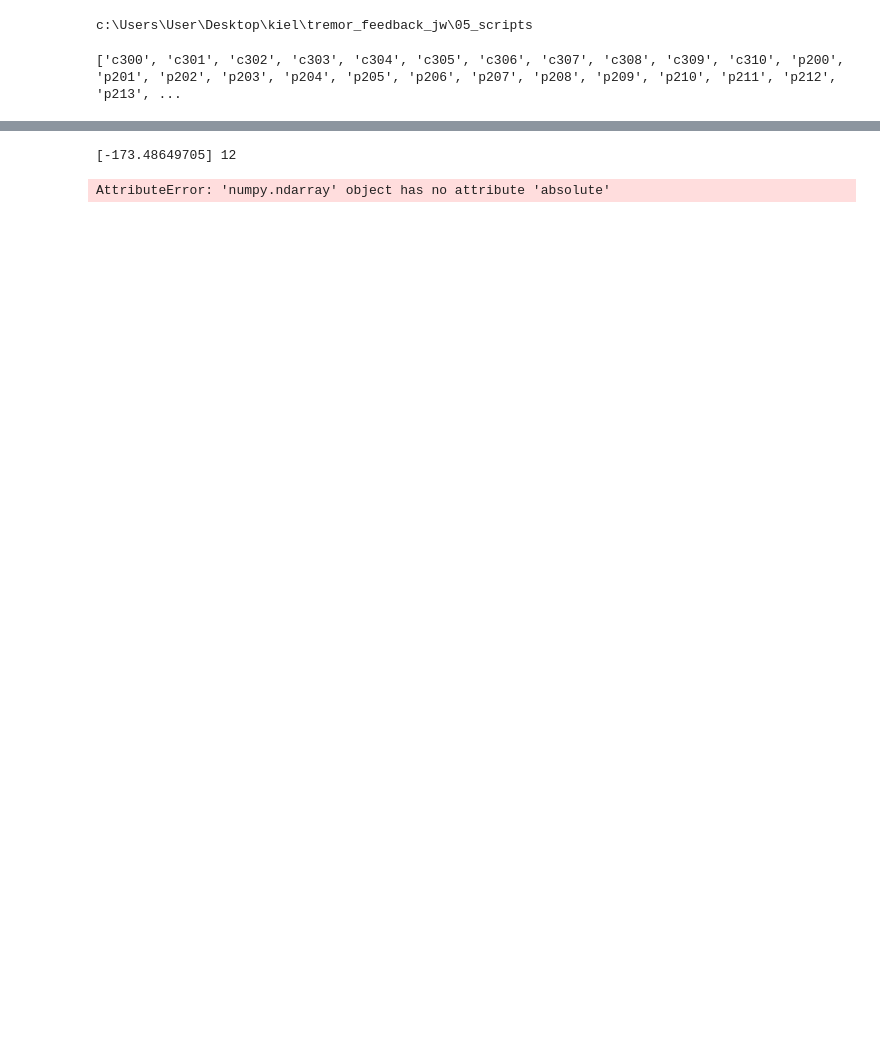
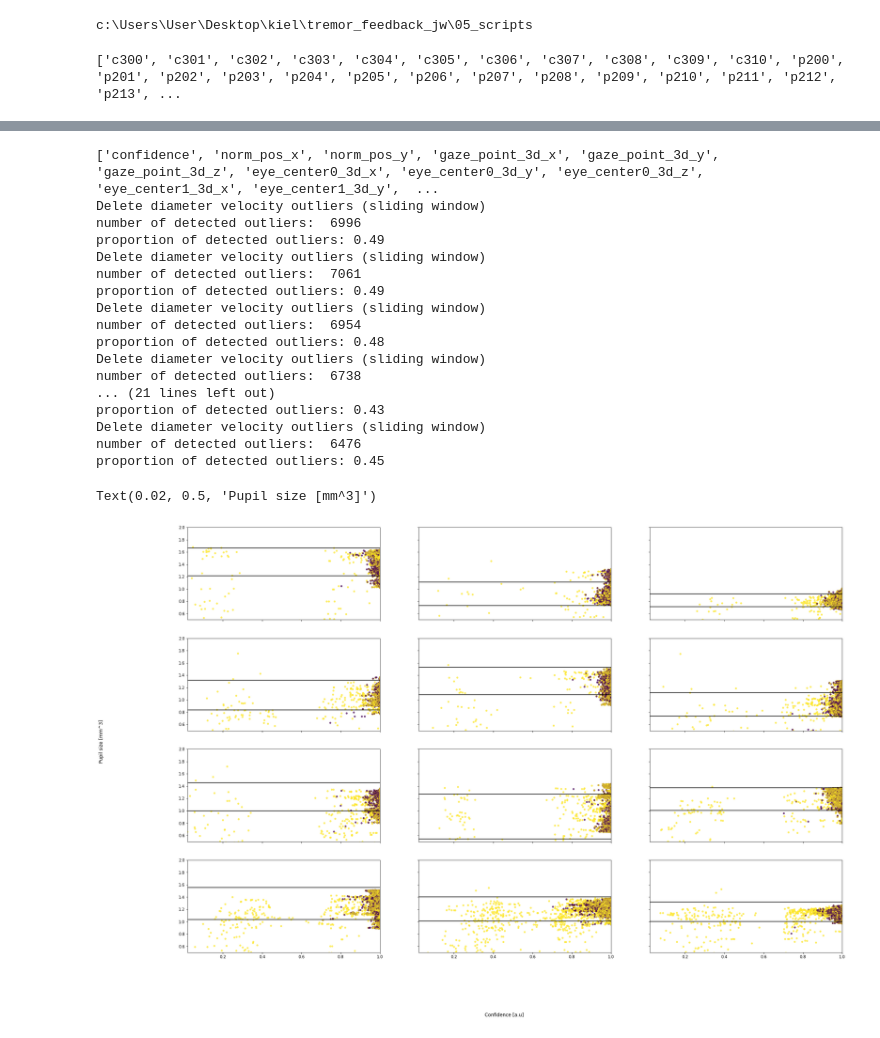
Before and after one commit to JuliusWelzel/tremor_feedback_jw, a Jupyter notebook: 05_scripts/ana01_prep_pupil.ipynb, the cells around one changed output, grey strips where cells are left out. Cells and saved outputs as stored; diff of their text form; code cells hidden in the pictures; blank space fills up the shorter version.

Commit message:
[ENH] pupil interpolation with blinks

```diff
--- a/05_scripts/ana01_prep_pupil.ipynb
+++ b/05_scripts/ana01_prep_pupil.ipynb
@@ -57,15 +38,4 @@ list
 # %%
 eps = Epochs(sub,sub.eye["time_series"],times=sub.eye["time_stamps"], events=sub.mrk, srate = sub.srate_ppl)
 idx_exp_start   = eps.events[eps.events["value"].str.match('block1')].index[0]
-eps.epoch('end_trial', idx_start=idx_exp_start,srate=sub.srate_ppl)
+eps.epoch('end_trial', idx_start=idx_exp_start,tmin=-29,tmax=0)
-# %% [output]
-[-173.48649705] 12
-# %%
-idxs_eps_end    = eps.events[eps.events["value"].str.match('end_trial')].index
-idx_exp_start   = eps.events[eps.events["value"].str.match('block1')].index[0]
-
-n_epochs = len(idx_event_id_match)
-n_samples_epoch = np.absolute(np.diff([t2,t1])) * 500
-data_epoched = np.ones(shape=(eps.data.shape[0],int(n_samples_epoch),n_epochs))
-# %% [output]
-AttributeError: 'numpy.ndarray' object has no attribute 'absolute'
@@ -80,0 +42,59 @@ b = np.ones(shape=(2,int(a)))
+# %%
+
+ch_info = sub.eye["info"]["desc"][0]["channels"][0]
+len(ch_info["channel"])
+
+nms_ppl = []
+for i,ch in enumerate(ch_info["channel"]):
+    nms_ppl.append(ch_info["channel"][i].get('label')[0])
+# %%
+print(nms_ppl)
+
+ch_oi = ['confidence', 'diameter1_3d']
+idx_ch_oi = [nms_ppl.index(key) for key in ch_oi]
+
+plt.rcParams['axes.xmargin'] = 0
+fig,axs = plt.subplots(nrows=4,ncols=3,figsize=(30, 20),sharex=True, sharey=True)
+
+arr = eps.data[idx_ch_oi,:,:]
+for i,ax in zip(range(arr.shape[2]), axs.ravel()):
+    x = eps.data[idx_ch_oi,:,i]
+    x_ = pd.DataFrame(x.T).replace(0,np.nan)
+    x_.columns = [ch_oi]
+
+    # (3) delete diameter velocity outliers
+    idx_out_vel, _ = delete_velocity_outliers(x[-1,:], whsize=10, n_mad=3, doplot=False)
+    # (4) eyeblink detection (Hershman et al.)
+    idx_out_blink, _ = blink_detection(x[-1,:], w_smooth=10, doplot=False)
+
+    idx_all = list(idx_out_vel) + list(idx_out_blink)
+    mask = np.zeros(len(x_))
+    mask[idx_all] = 1
+    x_["outlier"] = mask
+    ax.scatter(x_['confidence'],x_['diameter1_3d'],s=15,c=x_['outlier'],alpha=0.7)
+    ax.axhline([x_["diameter1_3d"].median(axis=0)-x_["diameter1_3d"].std(axis=0)*1.5],c='k')
+    ax.axhline([x_["diameter1_3d"].median(axis=0)+x_["diameter1_3d"].std(axis=0)*1.5],c='k')
+    ax.set_ylim(0.5, 2)
+# set labels
+fig.supxlabel('Confidence [a.u]')
+fig.supylabel('Pupil size [mm^3]')
+# %% [output]
+['confidence', 'norm_pos_x', 'norm_pos_y', 'gaze_point_3d_x', 'gaze_point_3d_y', 'gaze_point_3d_z', 'eye_center0_3d_x', 'eye_center0_3d_y', 'eye_center0_3d_z', 'eye_center1_3d_x', 'eye_center1_3d_y',  ...
+Delete diameter velocity outliers (sliding window)
+number of detected outliers:  6996
+proportion of detected outliers: 0.49
+Delete diameter velocity outliers (sliding window)
+number of detected outliers:  7061
+proportion of detected outliers: 0.49
+Delete diameter velocity outliers (sliding window)
+number of detected outliers:  6954
+proportion of detected outliers: 0.48
+Delete diameter velocity outliers (sliding window)
+number of detected outliers:  6738
+... (21 lines left out)
+proportion of detected outliers: 0.43
+Delete diameter velocity outliers (sliding window)
+number of detected outliers:  6476
+proportion of detected outliers: 0.45
+Text(0.02, 0.5, 'Pupil size [mm^3]')
+[figure, added]
```
Also changed, not shown: parts of 6 cells of this notebook, 2 other files.
